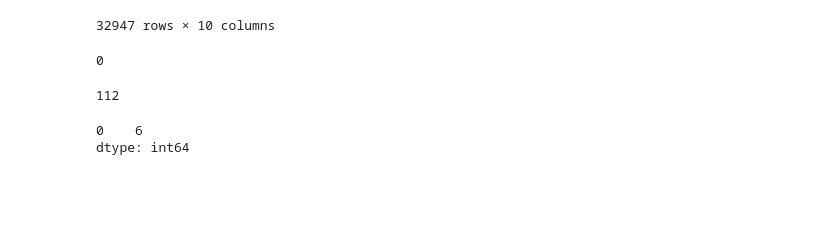
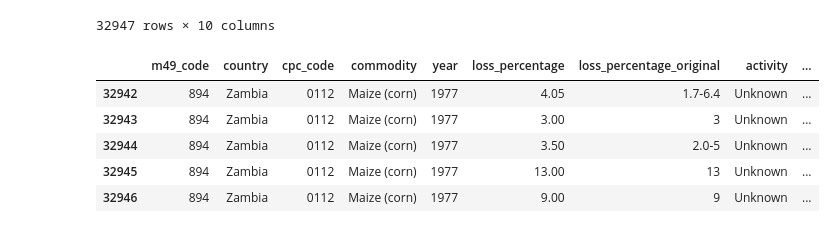
Before and after one commit to pariosur/food_waste, a Jupyter notebook: food_waste/Food Waste Analysis.ipynb, the cells around one changed output. Drawn from its saved outputs; the diff is of its cells as text; code cells hidden in the pictures; blank space fills up the shorter version.

```diff
--- a/food_waste/Food Waste Analysis.ipynb
+++ b/food_waste/Food Waste Analysis.ipynb
@@ -1004,22 +1029,15 @@ df
-# %%
-count = 0
-cpc_list = []
-for cpc in df['cpc_code']:
-    if len(str(cpc)) == 3:
-        count += 1
-print(count)
-# %% [output]
-0
-# %%
-count = 0
-cpc_list = []
-for cpc in df['cpc_code']:
-    if len(str(cpc)) == 4:
-        cpc_list.append(cpc)
-# %% [output]
-112
-# %%
-pd.DataFrame(cpc_list).nunique()
-# %% [output]
-0    6
-dtype: int64
+# %%
+df['commodity_basket'] = ['Other crops (stimulants, spices, sugar, etc.)' if cpc.startswith(('0137', '016','018', '029','235','019','232'))
+                    else 'Cereals & Pulses' if cpc.startswith(('011', '231','017','1706','39120','237'))
+                    else 'Fruits And Vegetables' if cpc.startswith(('012', '013','2141','2143','213','242','F0262'))
+                    else 'Animals products; Fish and fish products' if cpc.startswith(('211','022','023','215','222','021'))
+                    else 'Roots, Tubers & Oil-Bearing Crops' if cpc.startswith(('014','015','2142','216'))
+                    else 'Unknown' for cpc in df['cpc_code']]
+df.tail()
+# %% [output]
+|  | m49_code | country | cpc_code | commodity | year | loss_percentage | loss_percentage_original | activity | ... |
+| 32942 | 894 | Zambia | 0112 | Maize (corn) | 1977 | 4.05 | 1.7-6.4 | Unknown | ... |
+| 32943 | 894 | Zambia | 0112 | Maize (corn) | 1977 | 3.00 | 3 | Unknown | ... |
+| 32944 | 894 | Zambia | 0112 | Maize (corn) | 1977 | 3.50 | 2.0-5 | Unknown | ... |
+| 32945 | 894 | Zambia | 0112 | Maize (corn) | 1977 | 13.00 | 13 | Unknown | ... |
+| 32946 | 894 | Zambia | 0112 | Maize (corn) | 1977 | 9.00 | 9 | Unknown | ... |
```
Also changed, not shown: parts of 35 cells of this notebook, 18 other files.
